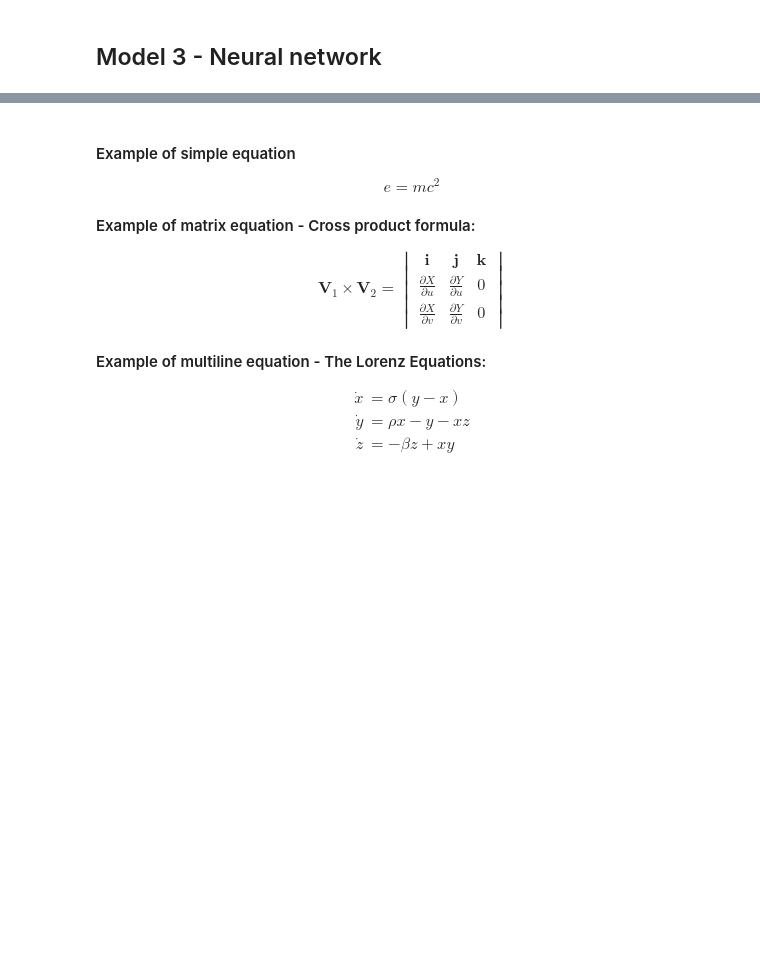
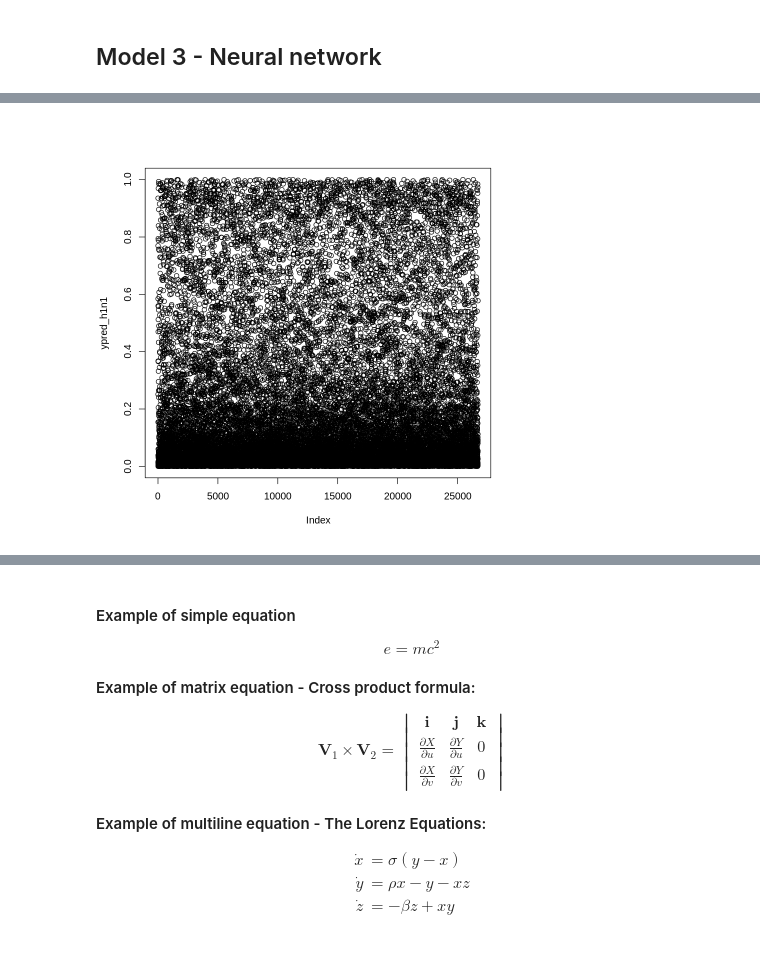
Before and after one commit to jogjini/Predict-H1N1-and-Seasonal-Flu-Vaccines, a Jupyter notebook: ReportTemplate.ipynb, the cells around one changed output, grey strips where cells are left out. Saved outputs shown, nothing was run; the diff lists cells and outputs as text; code cells hidden in the pictures; blank space fills up the shorter version.

Commit message:
Nnet  hyperparameter tuning

```diff
--- a/ReportTemplate.ipynb
+++ b/ReportTemplate.ipynb
@@ -767,13 +853,9 @@ Competition score : 0.8255
 # %% [markdown]
 ## Model 3 - Neural network
 # %%
-training<-read.csv('normalized_training.csv',header=TRUE)
+#Load data from usual pipeline
+training_set<-read.csv('normalized_data.csv',header=TRUE)
 
-label<-read.csv('training_set_labels.csv',header=TRUE)
+training_label<-read.csv('training_set_labels.csv',header=TRUE)
 
-test<-read.csv('normalized_test.csv',header=TRUE)
-
-#training and label sets must not contain respondent_id
-#upload the normalized datasets
-training<-training_dflabel<-labels_df
-test<-test_set
+test_set<-read.csv('normalized_test.csv',header=TRUE)
@@ -782,11 +862,11 @@ ERROR: Error in nnet(x = training, y = label_seasonal, size = 14, maxiter = 1000
 # %%
 #remove the id_respondent column for datasets to be used in the nnet function
-training <- training[,2:36]
-test <- test[,2:36]
+training_set <- training_set[,2:36]
+test_set <- test_set[,2:36]
 
 #nnet will work with one single final neuron. Select the relevant label neuron
-label_h1n1 <- label[,2]
-label_seasonal <- label[,3]
+label_h1n1 <- training_label[,2]
+label_seasonal <- training_label[,3]
 # %% [markdown]
 nnet is a function computing a neural network trained on a training set to be categorized based on training labels. The S3 default method is used. In that case, the main inputs are:
 
@@ -798,4 +878,4 @@ nnet is a function computing a neural network trained on a training set to be ca
    ![Picture1.png](attachment:Picture1.png)
 # %%
 #nnet is a function computing the neural network model based on a training dataset and training labelset. There is one layer of 14 intermediary neurons
-mynet_h1n1<-nnet(x=training,y=label_h1n1, size=14, maxiter=100)
+mynet_h1n1<-nnet(x=training_set,y=label_h1n1, size=14, maxit=200)
@@ -802,5 +900,8 @@ mynet_h1n1<-nnet(x=training,y=label_h1n1, size=14, maxiter=100)
 # %%
 #predict function uses the previously computed neural network and applies it to a test set to predict the labels
-ypred_h1n1 <- predict (mynet_h1n1, test)
+ypred_h1n1 <- predict (mynet_h1n1, test_set)
+plot(ypred_h1n1)
+# %% [output]
+[figure, added]
 # %%
 #same us of nnet and predict for the seasonal label set
```
Also changed, not shown: parts of 13 cells of this notebook.
